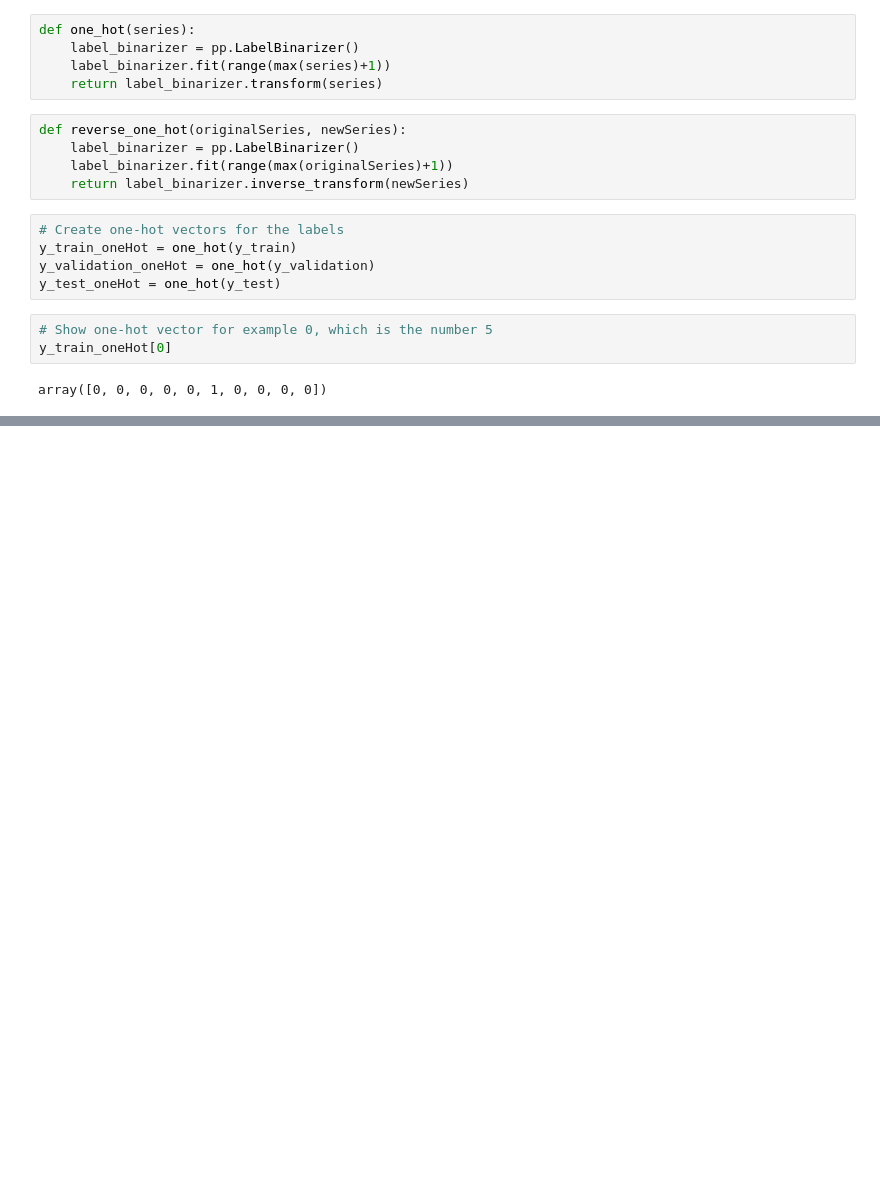
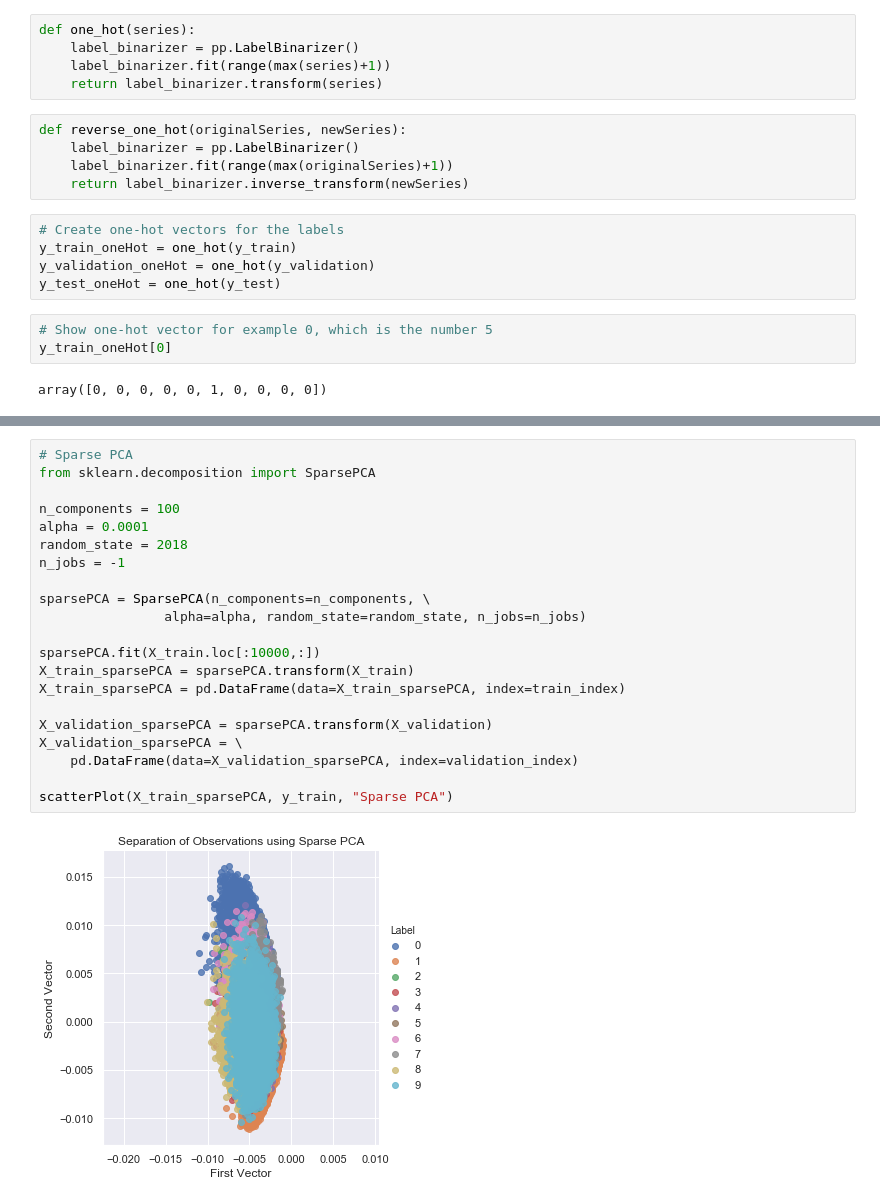
Before and after one commit to aapatel09/handson-unsupervised-learning, a Jupyter notebook: 03_dimensionality_reduction.ipynb, the cells around one changed output, grey strips where cells are left out. Drawn from its saved outputs; the diff is of its cells as text; blank space fills up the shorter version.

```diff
--- a/03_dimensionality_reduction.ipynb
+++ b/03_dimensionality_reduction.ipynb
@@ -1691,0 +208,23 @@ predsX2[predsX2.frequency>threshold]['trueLabel'].sum()/330
+# %%
+# Sparse PCA
+from sklearn.decomposition import SparsePCA
+
+n_components = 100
+alpha = 0.0001
+random_state = 2018
+n_jobs = -1
+
+sparsePCA = SparsePCA(n_components=n_components, \
+                alpha=alpha, random_state=random_state, n_jobs=n_jobs)
+
+sparsePCA.fit(X_train.loc[:10000,:])
+X_train_sparsePCA = sparsePCA.transform(X_train)
+X_train_sparsePCA = pd.DataFrame(data=X_train_sparsePCA, index=train_index)
+
+X_validation_sparsePCA = sparsePCA.transform(X_validation)
+X_validation_sparsePCA = \
+    pd.DataFrame(data=X_validation_sparsePCA, index=validation_index)
+
+scatterPlot(X_train_sparsePCA, y_train, "Sparse PCA")
+# %% [output]
+[figure, added]
```
Also changed, not shown: parts of 128 cells of this notebook, 39 other files.
